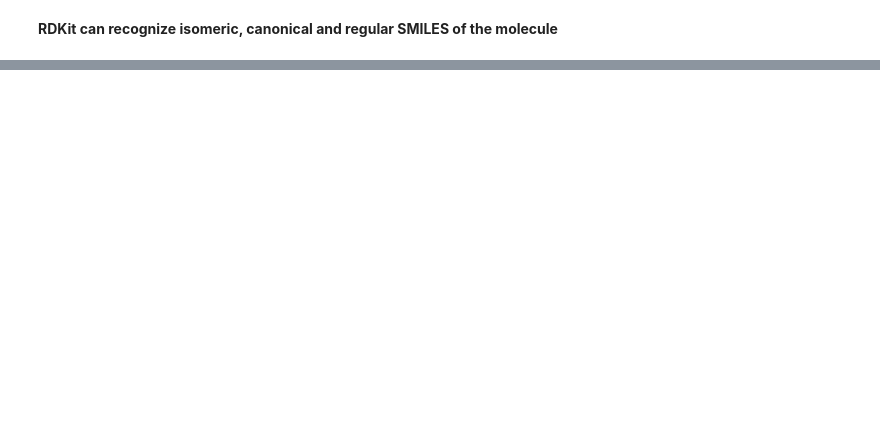
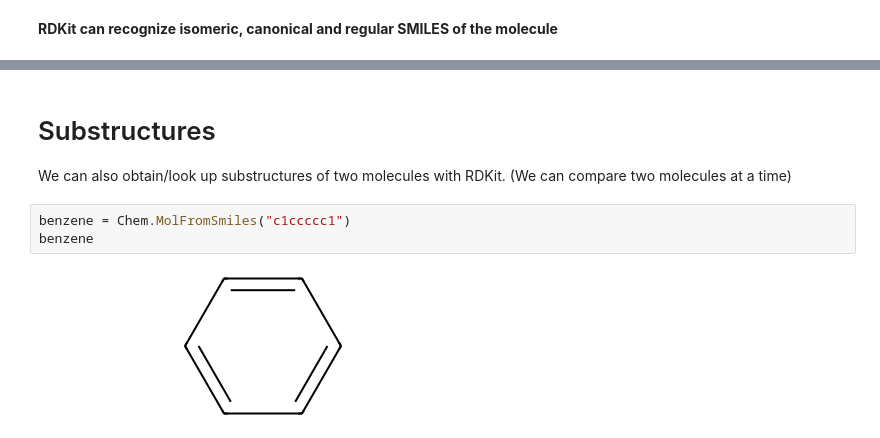
Before and after one commit to xiang1103/DL_ML_Implementations, a Jupyter notebook: RDkit/experiment.ipynb, the cells around one changed output, grey strips where cells are left out. Cells and saved outputs as stored; diff of their text form; blank space fills up the shorter version.

Commit message:
rdkit

```diff
--- a/RDkit/experiment.ipynb
+++ b/RDkit/experiment.ipynb
@@ -133,0 +176,8 @@ alanine_4
+# %% [markdown]
+# Substructures
+We can also obtain/look up substructures of two molecules with RDKit. (We can compare two molecules at a time)
+# %%
+benzene = Chem.MolFromSmiles("c1ccccc1")
+benzene
+# %% [output]
+[figure, added]
```
Also changed, not shown: parts of 13 cells of this notebook.
